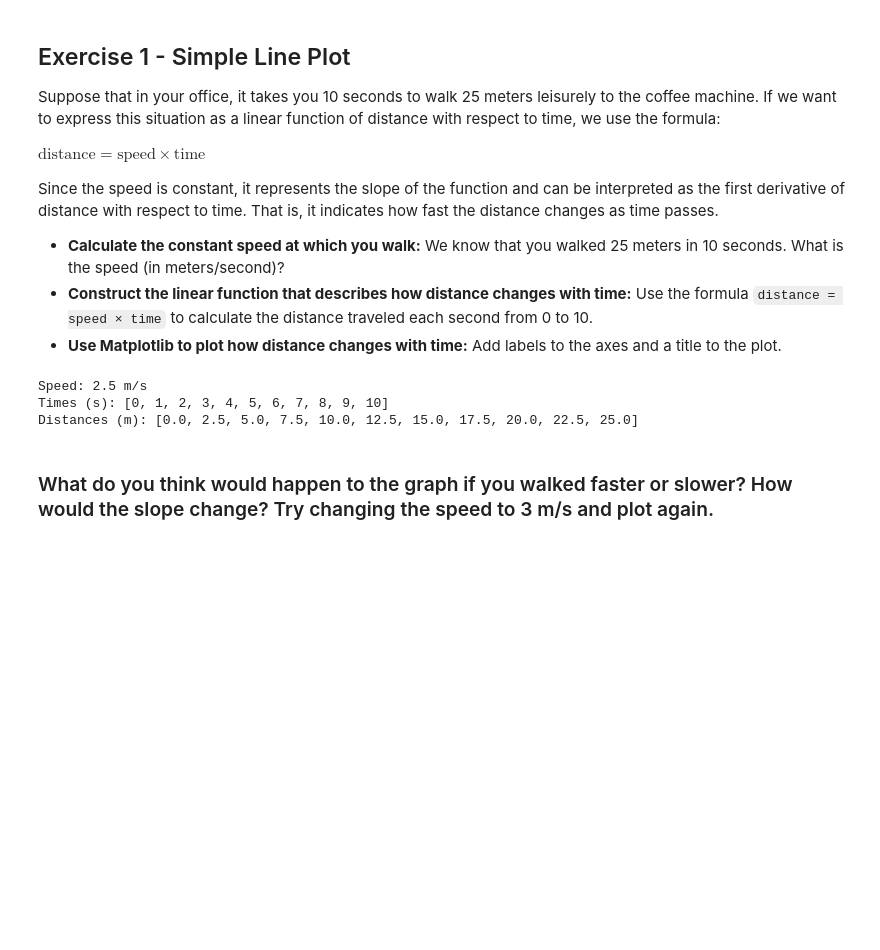
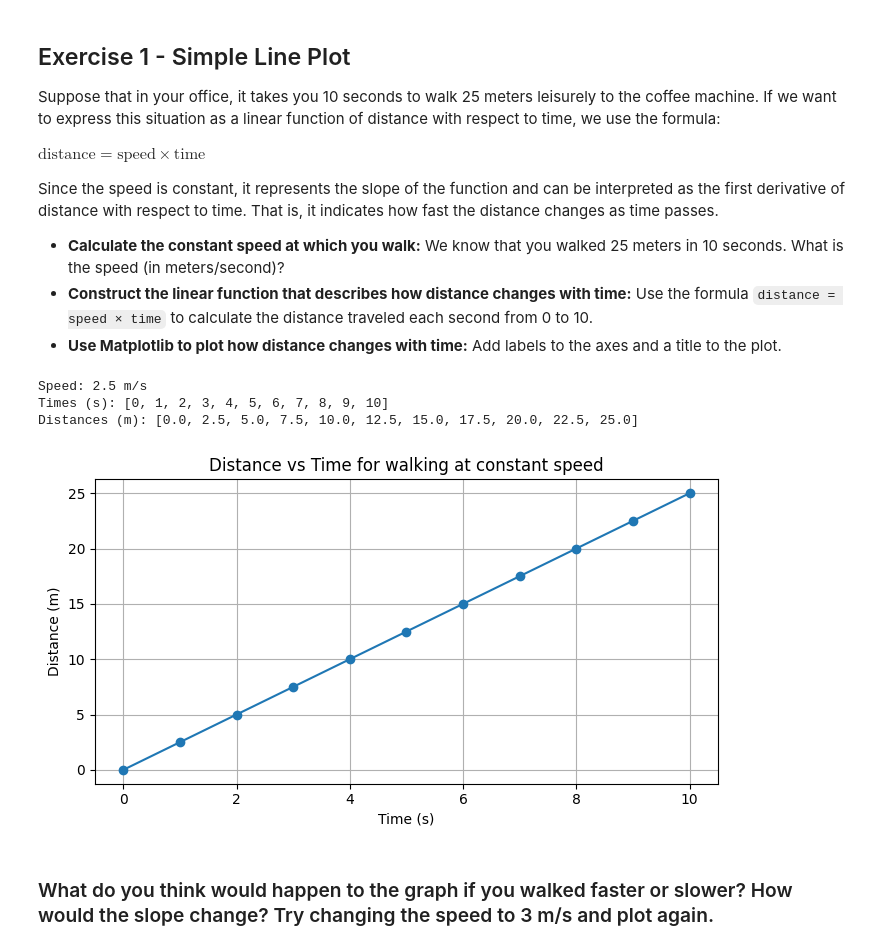
Before and after one commit to tomekagerman/visualization-exercises-with-matplot-and-seaborn, a Jupyter notebook: notebook/problems.ipynb, the cells around one changed output. Cells and saved outputs as stored; diff of their text form; code cells hidden in the pictures; blank space fills up the shorter version.

```diff
--- a/notebook/problems.ipynb
+++ b/notebook/problems.ipynb
@@ -23,43 +23,41 @@ Since the speed is constant, it represents the slope of the function and can be
 - **Construct the linear function that describes how distance changes with time:** Use the formula `distance = speed × time` to calculate the distance traveled each second from 0 to 10.
 - **Use Matplotlib to plot how distance changes with time:** Add labels to the axes and a title to the plot.
 # %%
-import matplotlib
+import matplotlib.pyplot as plt
 import numpy as np
-
 x = np.arange(0, 11) # array with values from 0 to 10
 
-matplotlib.use('Agg')
-import matplotlib.pyplot as plt
 
 distance_m = 25.0
 time_s = 10.0
 
 # calculate speed
 speed = distance_m / time_s
 
 # arrays for time and distance
 times = list(range(0, 11))
 distances = [speed * t for t in times]
 
 # Print results
 print(f"Speed: {speed} m/s")
 print("Times (s):", times)
 print("Distances (m):", distances)
 
 # Plot in chart
 plt.figure(figsize=(7, 4))
 plt.plot(times, distances, marker='o')
 plt.xlabel('Time (s)')
 plt.ylabel('Distance (m)')
 plt.title('Distance vs Time for walking at constant speed')
 plt.grid(True)
 plt.tight_layout()
 
 plt.show()
 # %% [output]
 Speed: 2.5 m/s
 Times (s): [0, 1, 2, 3, 4, 5, 6, 7, 8, 9, 10]
 Distances (m): [0.0, 2.5, 5.0, 7.5, 10.0, 12.5, 15.0, 17.5, 20.0, 22.5, 25.0]
+[figure, added]
 # %% [markdown]
 ### What do you think would happen to the graph if you walked faster or slower? How would the slope change? Try changing the speed to 3 m/s and plot again.
 # %%
```
Also changed, not shown: parts of 12 cells of this notebook.
